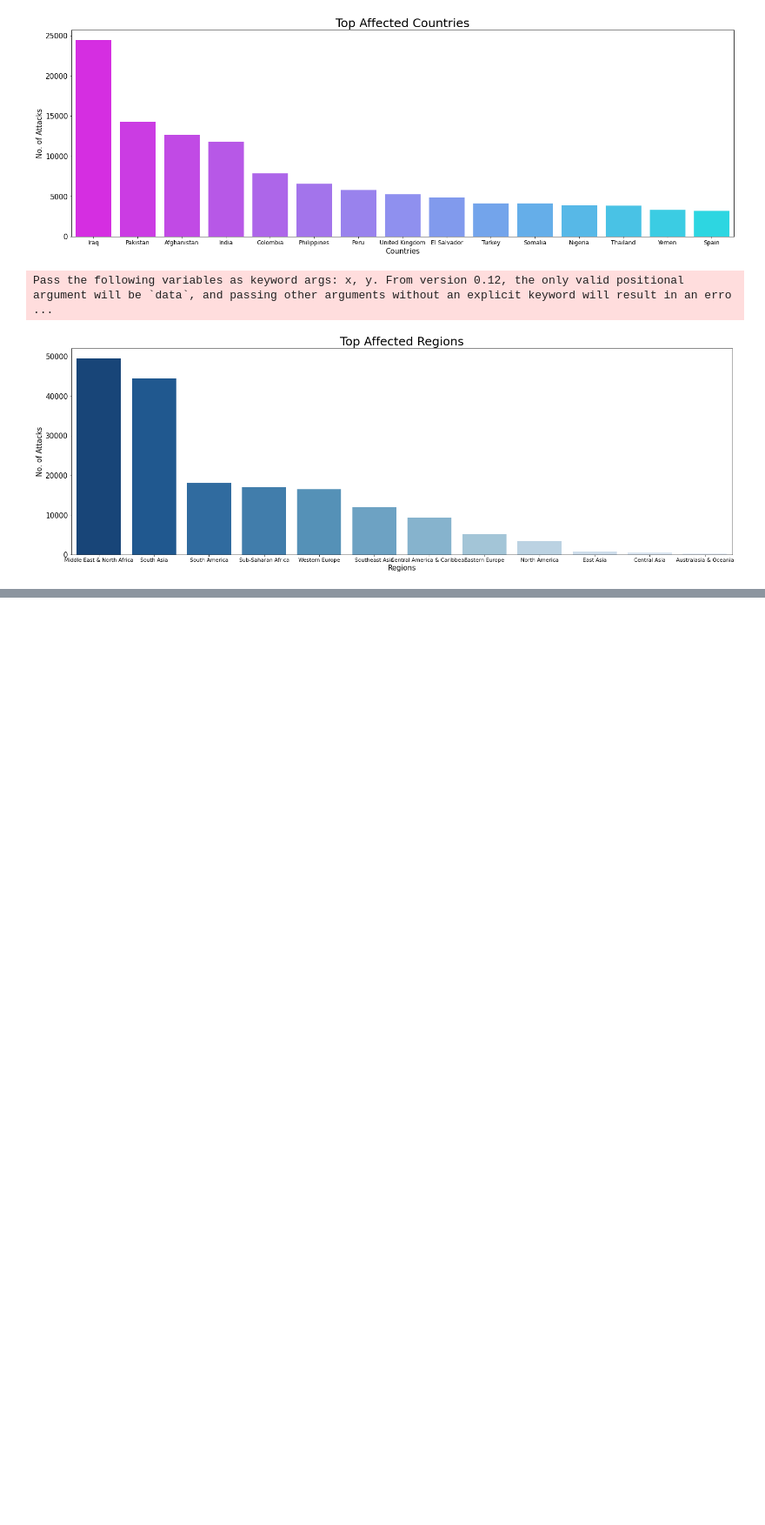
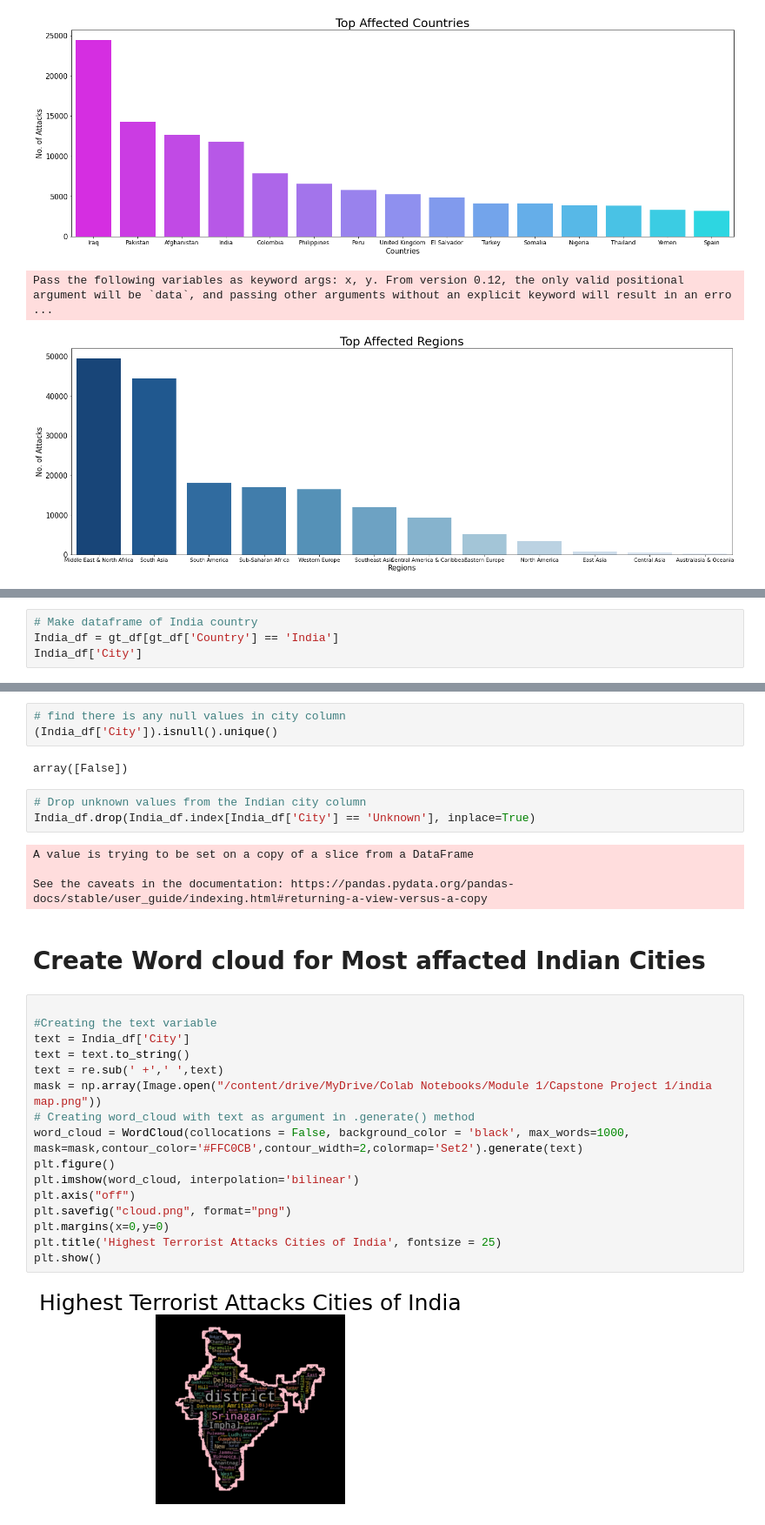
Before and after one commit to yashpatil454/Global_Terrorism_EDA_I, a Jupyter notebook: Team_Global_Terrorism_Analysis_Capstone_Project_I.ipynb, the cells around one changed output, grey strips where cells are left out. Shown: that part at 87% size. Drawn from its saved outputs; the diff is of its cells as text; blank space fills up the shorter version.

```diff
--- a/Team_Global_Terrorism_Analysis_Capstone_Project_I.ipynb
+++ b/Team_Global_Terrorism_Analysis_Capstone_Project_I.ipynb
@@ -264,0 +333,4 @@ Pass the following variables as keyword args: x, y. From version 0.12, the only
+# %%
+# Make dataframe of India country
+India_df = gt_df[gt_df['Country'] == 'India']
+India_df['City']
@@ -264,0 +350,32 @@ Pass the following variables as keyword args: x, y. From version 0.12, the only
+# %%
+# find there is any null values in city column
+(India_df['City']).isnull().unique()
+# %% [output]
+array([False])
+# %%
+# Drop unknown values from the Indian city column
+India_df.drop(India_df.index[India_df['City'] == 'Unknown'], inplace=True)
+# %% [output]
+A value is trying to be set on a copy of a slice from a DataFrame
+
+See the caveats in the documentation: https://pandas.pydata.org/pandas-docs/stable/user_guide/indexing.html#returning-a-view-versus-a-copy
+# %% [markdown]
+# Create Word cloud for Most affacted Indian Cities
+# %%
+
+#Creating the text variable
+text = India_df['City']
+text = text.to_string()
+text = re.sub(' +',' ',text)
+mask = np.array(Image.open("/content/drive/MyDrive/Colab Notebooks/Module 1/Capstone Project 1/india map.png"))
+# Creating word_cloud with text as argument in .generate() method
+word_cloud = WordCloud(collocations = False, background_color = 'black', max_words=1000, mask=mask,contour_color='#FFC0CB',contour_width=2,colormap='Set2').generate(text)
+plt.figure()
+plt.imshow(word_cloud, interpolation='bilinear')
+plt.axis("off")
+plt.savefig("cloud.png", format="png")
+plt.margins(x=0,y=0)
+plt.title('Highest Terrorist Attacks Cities of India', fontsize = 25)
+plt.show()
+# %% [output]
+[figure, added]
```
Also changed, not shown: parts of 17 cells of this notebook.
